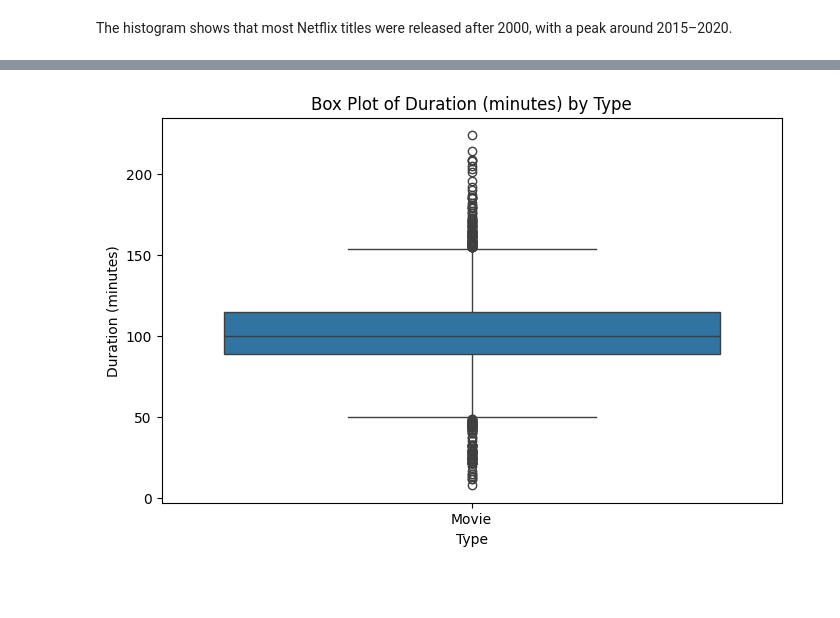
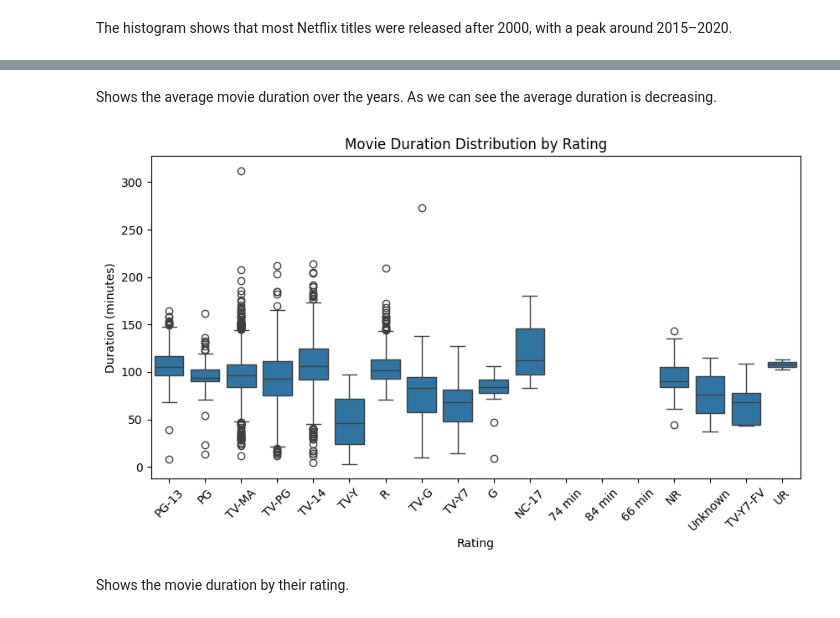
Before and after one commit to Edward-Koh/CS210-p2, a Jupyter notebook: diy_dataset.ipynb, the cells around one changed output, grey strips where cells are left out. Saved outputs shown, nothing was run; the diff lists cells and outputs as text; code cells hidden in the pictures; blank space fills up the shorter version.

Commit message:
fixed bugs and invalid function

```diff
--- a/diy_dataset.ipynb
+++ b/diy_dataset.ipynb
@@ -133,0 +86,13 @@ Invalid duration rows:
+# %%
+def handle_invalid_duration(df):
+
+    df['duration_min'] = df['duration'].str.extract(r'(\d+)\s*min')[0].astype(float)
+
+    df['num_seasons'] = df['duration'].str.extract(r'(\d+\s*Season[s]?)')[0]
+
+    print("Sample of split duration columns:")
+    print(df[['duration', 'duration_min', 'num_seasons']].head(10))
+
+    return df
+
+df = handle_invalid_duration(df)
@@ -257,13 +242,15 @@ top_countries
 # %%
 # Bin comparison
-# Convert duration to numeric minutes
-df['duration_min'] = df['duration'].str.extract('(\d+)').astype(int)
+# Only Movies
+movies_df = df[df['type'] == 'Movie'].copy()
 
+# Create year bins
 bins = [1900, 2000, 2015, 2023]
 labels = ['Early', 'Middle', 'Recent']
-df['year_bin'] = pd.cut(df['release_year'], bins=bins, labels=labels)
+movies_df['year_bin'] = pd.cut(movies_df['release_year'], bins=bins, labels=labels)
 
-avg_duration_per_bin = df.groupby('year_bin')['duration_min'].mean()
+# Average duration per bin
+avg_duration_per_bin = movies_df.groupby('year_bin', observed=False)['duration_min'].mean()
 avg_duration_per_bin
 # %% [output]
 year_bin
@@ -306,9 +298 @@ Movie    100.0
 Name: duration_min, dtype: float64
-# %%
-# Change over time
-# Convert date_added to datetime
-df['date_added'] = pd.to_datetime(df['date_added'])
-
-# Average release_year per month
-avg_release_per_month = df.groupby(df['date_added'].dt.month)['release_year'].mean()
-avg_release_per_month
@@ -360,9 +364,14 @@ The pie chart shows that Netflix has only Movies which can indicate a problem wi
+# %% [markdown]
+Shows the average movie duration over the years. As we can see the average duration is decreasing.
 # %%
-plt.figure(figsize=(8,5))
-sns.boxplot(x='type', y='duration_min', data=df)
-plt.title('Box Plot of Duration (minutes) by Type')
-plt.xlabel('Type')
+plt.figure(figsize = (10,5))
+sns.boxplot(data = df[df['type'] == 'Movie'], x = 'rating', y = 'duration_min')
+plt.title('Movie Duration Distribution by Rating')
+plt.xlabel('Rating')
 plt.ylabel('Duration (minutes)')
+plt.xticks(rotation=45)
 plt.show()
 # %% [output]
-[figure, old version]
+[figure, new version]
+# %% [markdown]
+Shows the movie duration by their rating.
```
Also changed, not shown: parts of 16 cells of this notebook.
